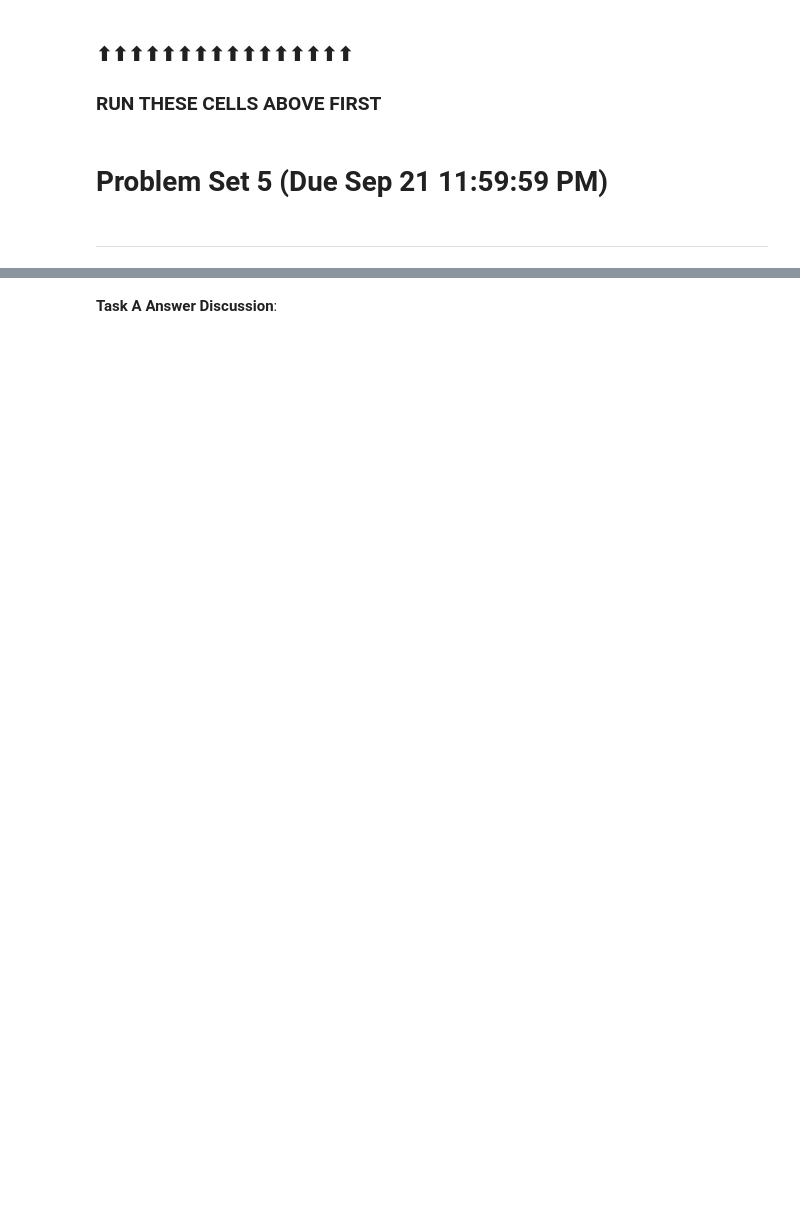
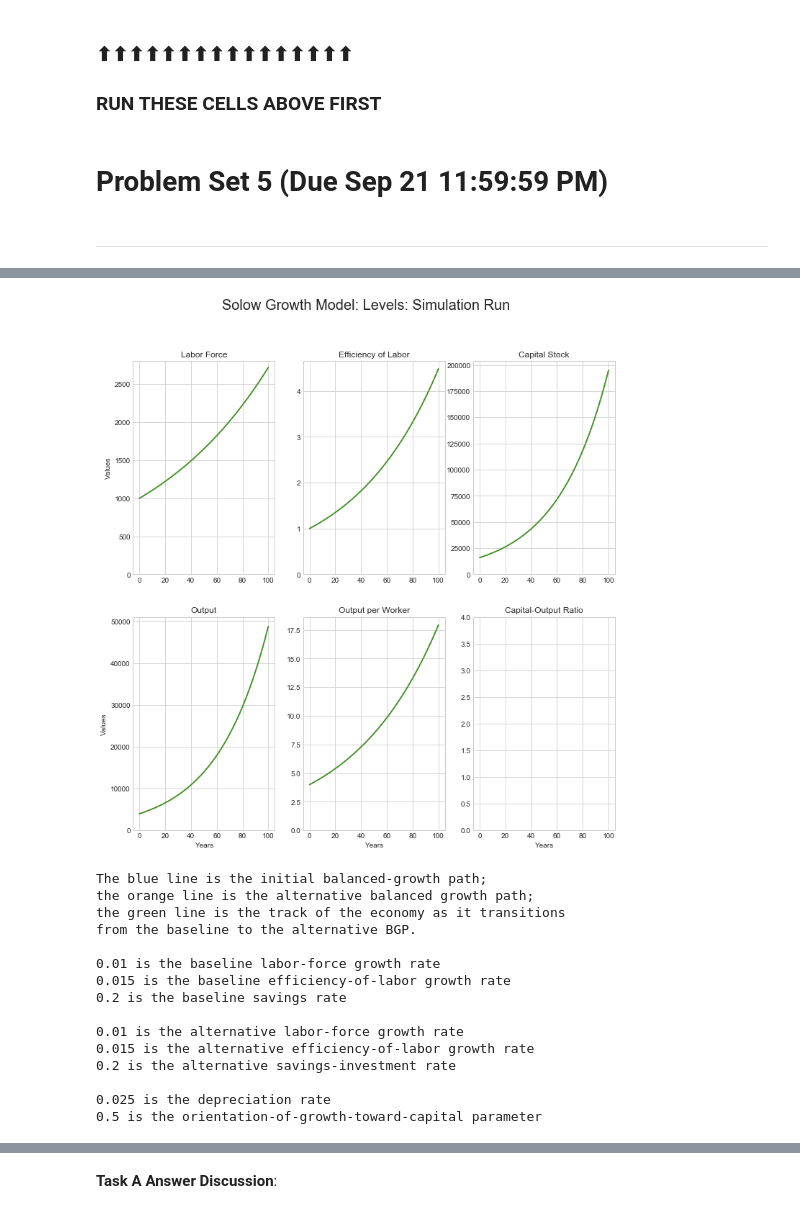
Before and after one commit to braddelong/PSF18E101bPS5, a Jupyter notebook: PS5.ipynb, the cells around one changed output, grey strips where cells are left out. Cells and saved outputs as stored; diff of their text form; code cells hidden in the pictures; blank space fills up the shorter version.

```diff
--- a/PS5.ipynb
+++ b/PS5.ipynb
@@ -315,7 +315,7 @@ def sgm_3_bgp_100yr_run(L0, E0, n=0.01, g=0.015, s=0.20,
 
         plt.show()
 
-    else:
+    if (graphs == "LOGS"):
         fig = plt.figure(figsize=(12, 12))
 
         ax1 = plt.subplot(2,3,1)
@@ -366,9 +366,13 @@ def sgm_3_bgp_100yr_run(L0, E0, n=0.01, g=0.015, s=0.20,
 
         plt.show()
 
-    print("blue is the initial balanced-growth path; orange is the alternative")
-    print("balanced growth path, green is the track of the economy as it")
-    print("transitions from the baseline to the alternative BGP.")
+    if ((graphs != "LEVELS") and (graphs != "LOGS")):
+        fig = "NONE"
+
+    print("The blue line is the initial balanced-growth path;")
+    print("the orange line is the alternative balanced growth path;")
+    print("the green line is the track of the economy as it transitions")
+    print("from the baseline to the alternative BGP.")
     print(" ")
 
     print(n + Delta_n, "is the baseline labor-force growth rate")
@@ -383,4 +387,31 @@ def sgm_3_bgp_100yr_run(L0, E0, n=0.01, g=0.015, s=0.20,
 
     print(delta, "is the depreciation rate")
     print(alpha, "is the orientation-of-growth-toward-capital parameter")
+
+    SGM_dict = {}
+    SGM_dict["df"] = sg_df
+    SGM_dict["plots"] = fig
+
+    return SGM_dict
+# %%
+# Now let's see how this works in a base case...
+
+output = sgm_3_bgp_100yr_run(L0=1000, E0=1, graphs = "LEVELS")
+# %% [output]
+[figure, added]
+The blue line is the initial balanced-growth path;
+the orange line is the alternative balanced growth path;
+the green line is the track of the economy as it transitions
+from the baseline to the alternative BGP.
+
+0.01 is the baseline labor-force growth rate
+0.015 is the baseline efficiency-of-labor growth rate
+0.2 is the baseline savings rate
+
+0.01 is the alternative labor-force growth rate
+0.015 is the alternative efficiency-of-labor growth rate
+0.2 is the alternative savings-investment rate
+
+0.025 is the depreciation rate
+0.5 is the orientation-of-growth-toward-capital parameter
 # %%
```
Also changed, not shown: parts of 23 cells of this notebook, 6 other files.
